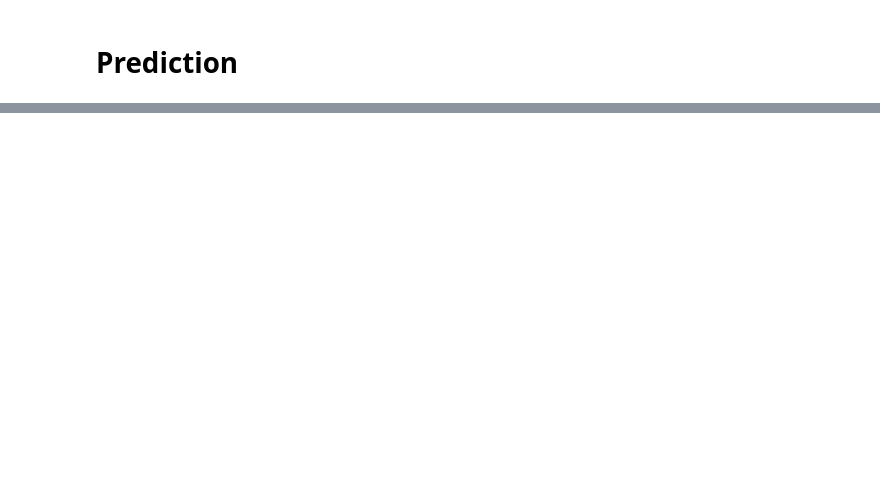
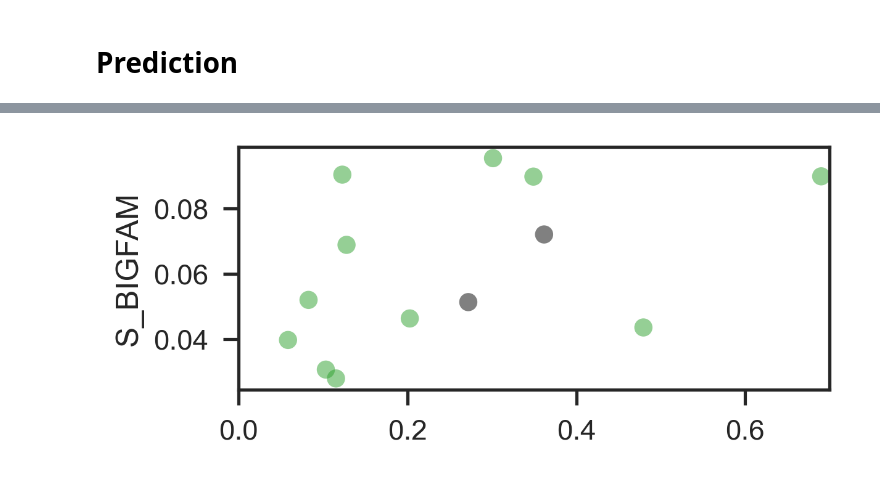
Before and after one commit to jerrylee9310/BIGFAM, a Jupyter notebook: notebook/obj1_plot.ipynb, the cells around one changed output, grey strips where cells are left out. Drawn from its saved outputs; the diff is of its cells as text; code cells hidden in the pictures; blank space fills up the shorter version.

```diff
--- a/notebook/obj1_plot.ipynb
+++ b/notebook/obj1_plot.ipynb
@@ -231,0 +230,68 @@ TypeError: Got both 'ec' and 'edgecolor', which are aliases of one another
+# %%
+# [scatter plot on V(g) and V(s)]
+mm = 1/25.4 # mm in inches
+marker_size = 50
+fig, ax = plt.subplots(1, 1, figsize=(110*mm, 50*mm), dpi=300)
+
+# None
+sns.scatterplot(data=for_plot[for_plot["sig"] == "None"],
+                x="G_BIGFAM",
+                y="S_BIGFAM",
+                color="grey",
+                s=marker_size,
+                edgecolor="None",
+                ax=ax,)
+# High
+sns.scatterplot(data=for_plot[for_plot["sig"] == "High"],
+                x="G_BIGFAM",
+                y="S_BIGFAM",
+                color="tab:red",
+                s=marker_size,
+                edgecolor="None",
+                alpha=0.5,
+                ax=ax,)
+
+# Low
+sns.scatterplot(data=for_plot[for_plot["sig"] == "Low"],
+                x="G_BIGFAM",
+                y="S_BIGFAM",
+                color="tab:green",
+                s=marker_size,
+                edgecolor="None",
+                alpha=0.5,
+                ax=ax,)
+
+
+
+ax.legend([],[], frameon=False)
+# ax.set_ylim([0, 0.4])
+ax.set_xlim([0, 0.7])
+fam_spec_phenos = for_plot[for_plot["w_BIGFAM"] <= 0.01]["pheno"].to_list()
+
+# red dots for fam-spec
+df_fam_spec = for_plot[for_plot["pheno"].isin(fam_spec_phenos)]
+sns.scatterplot(data=df_fam_spec,
+                x="G_BIGFAM",
+                y="S_BIGFAM",
+                color="red",
+                s=marker_size,
+                edgecolor="None",
+                ax=ax)
+
+ax.set_xlabel(None)
+ax.set_xlabel(None)
+
+# anotation for fam-spec
+for pheno in fam_spec_phenos:
+# for pheno in for_plot.loc[for_plot["sig"] == "High", "pheno"]:
+    tmp = for_plot[for_plot["pheno"] == pheno]
+    ax.text(x=tmp["G_BIGFAM"], y=tmp["S_BIGFAM"], s=pheno, fontsize=5)
+
+# sns.despine(offset=0, trim=True);
+
+plt.tight_layout();
+# plt.savefig("/data/jerrylee/pjt/BIGFAM/figures/GS_preddist.svg",
+#             dpi=300,
+#             format='svg')
+# %% [output]
+[figure, added]
```
Also changed, not shown: parts of 8 cells of this notebook, 13 other files.
